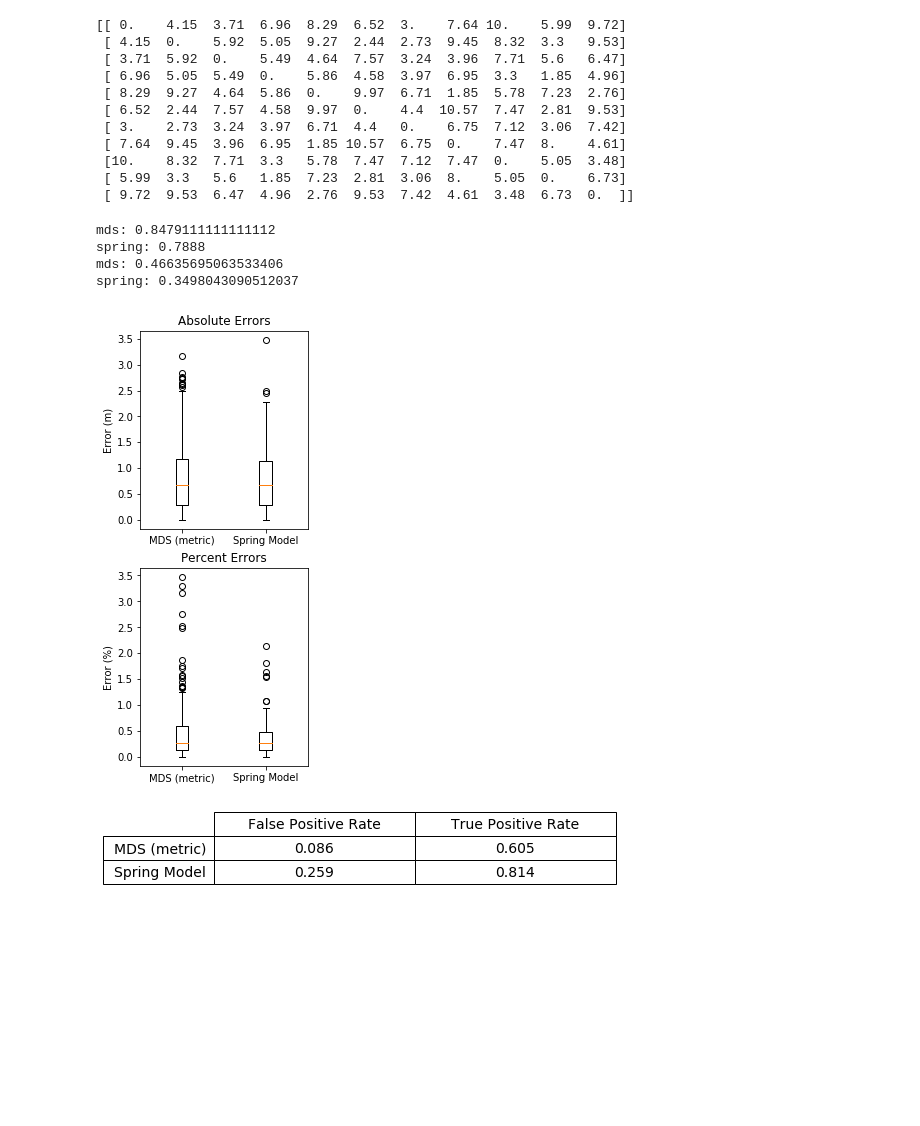
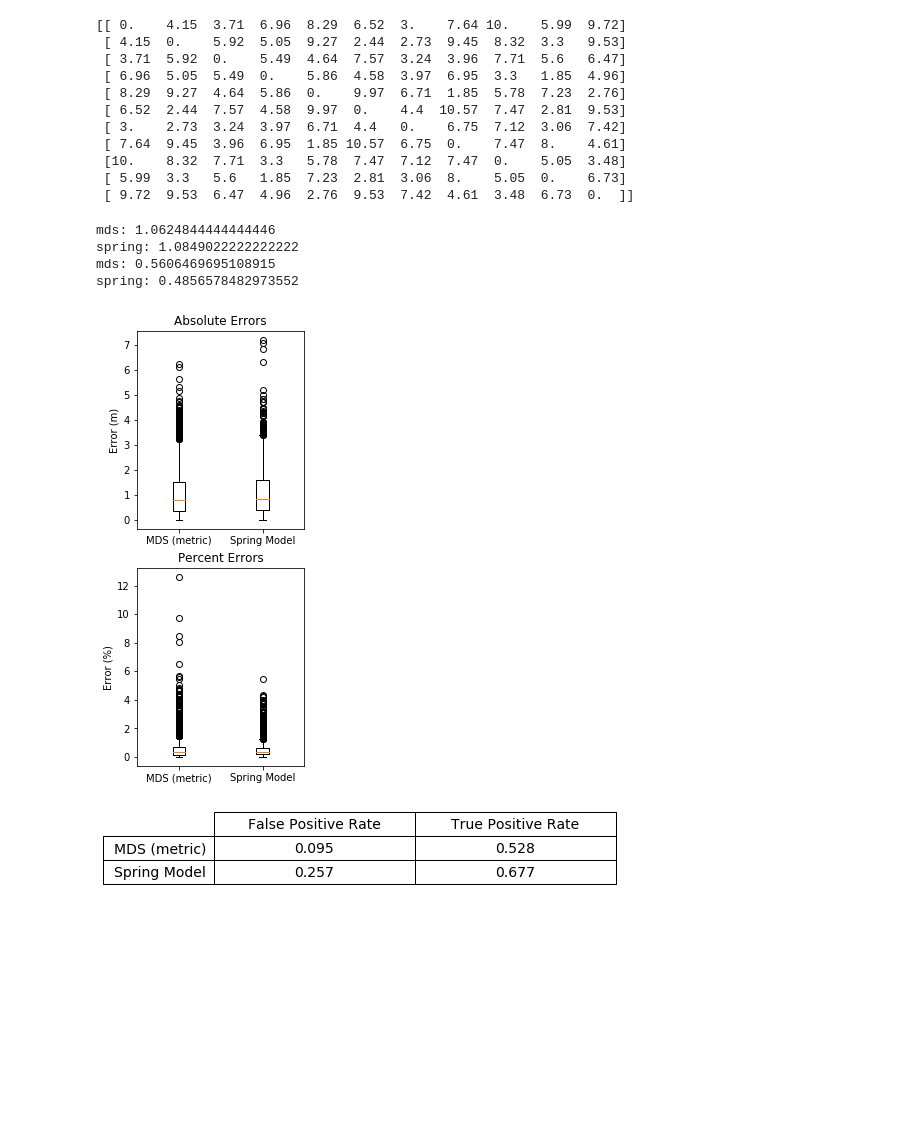
Before and after one commit to ANRGUSC/WirelessRangeEstimation, a Jupyter notebook: visualization_notebook.ipynb, the cells around one changed output. Saved outputs shown, nothing was run; the diff lists cells and outputs as text; code cells hidden in the pictures.

Commit message:
spring model ignore sparse measurements

```diff
--- a/visualization_notebook.ipynb
+++ b/visualization_notebook.ipynb
@@ -121,8 +121,8 @@ FN_spring = 0
 
 for iteration in range(50):
     params = (1, -75.014, 1.7919, 6.4484, -100)
-    spring_params = (100, 0.2, 0.1, False, 5)
-    true_locs, rss_matrix = simulate_rss_matrix(num_nodes=10, area_side=5, params=params, threshold=-95)
+    spring_params = (100, 0.1, 0.1, False, 5)
+    true_locs, rss_matrix = simulate_rss_matrix(num_nodes=10, area_side=5, params=params, threshold=-100)
     true_dist_matrix = distance_matrix_from_locs(true_locs)
 #     print(true_locs, rss_matrix, true_dist_matrix)
 
@@ -260,36 +260,36 @@ the_table.auto_set_font_size(False)
 the_table.set_fontsize(14)
 the_table.scale(2, 2)
 
 # ########### PROB DENSITIES ############
 # ax5.set_title("Absolute Error PDF")
 # ax5.set_xlabel("Error (m)")
 # ax5.set_ylabel("Probability")
 # ax5.legend()
 # ax6.set_title("Percent Error PDF")
 # ax6.set_xlabel("Error (%)")
 # ax6.set_ylabel("Probability")
 # ax6.legend()
 # ax7.set_title("Absolute Error CDF")
 # ax7.set_xlabel("Error (m)")
 # ax7.set_ylabel("Cumulative Probability")
 # ax7.legend()
 # ax8.set_title("Percent Error CDF")
 # ax8.set_xlabel("Error (%)")
 # ax8.set_ylabel("Cumulative Probability")
 # ax8.legend()
 
 # ### RUNTIME ####
 # # ax9.legend()
 # ax9.set_ylabel('Time (s)')
 # ax9.set_title('Runtime')
 # ax9.set_xticks([0,1,2,3,4,5,6,7,8,9])
 # ax9.set_xticklabels(list(model_names.values()))
 
 plt.show()
 # %% [output]
-mds: 0.8479111111111112
-spring: 0.7888
-mds: 0.46635695063533406
-spring: 0.3498043090512037
+mds: 1.0624844444444446
+spring: 1.0849022222222222
+mds: 0.5606469695108915
+spring: 0.4856578482973552
-[figure, old version]
+[figure, new version]
 [figure]
```
